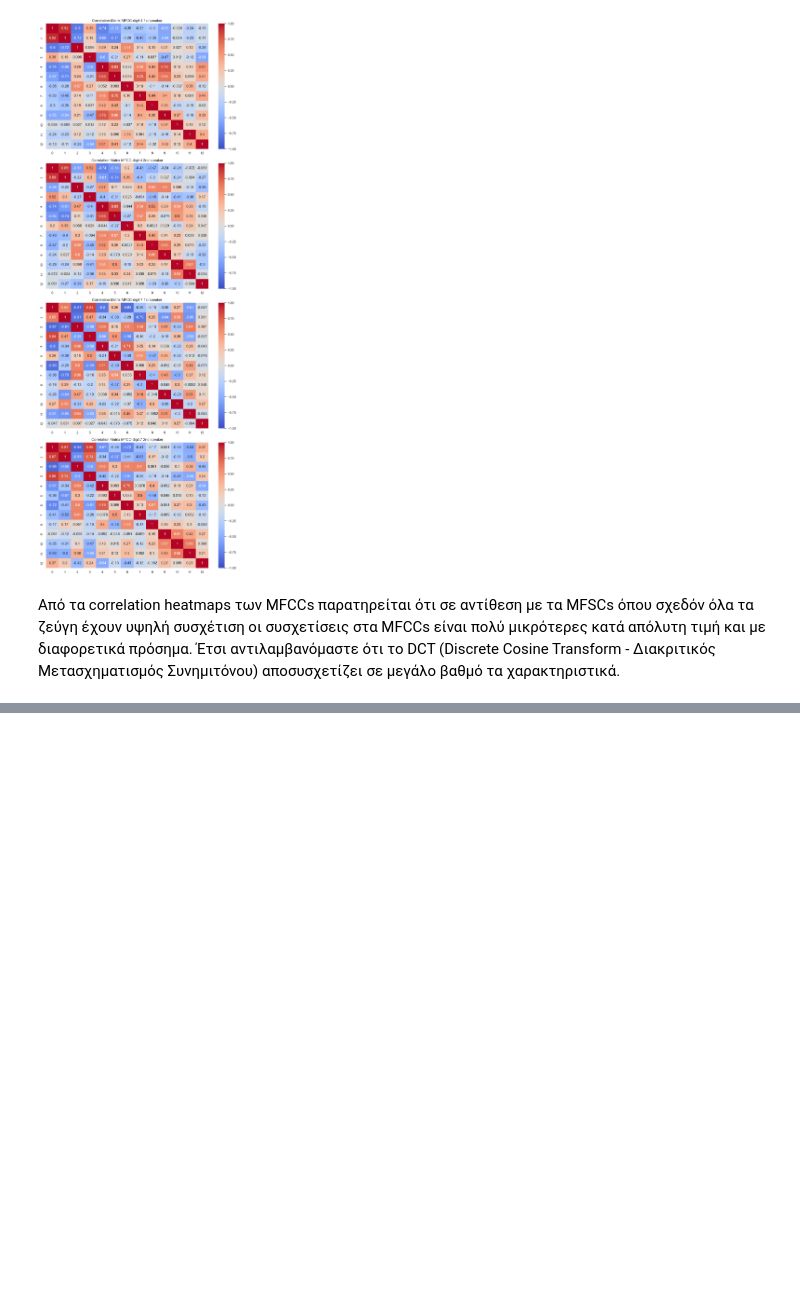
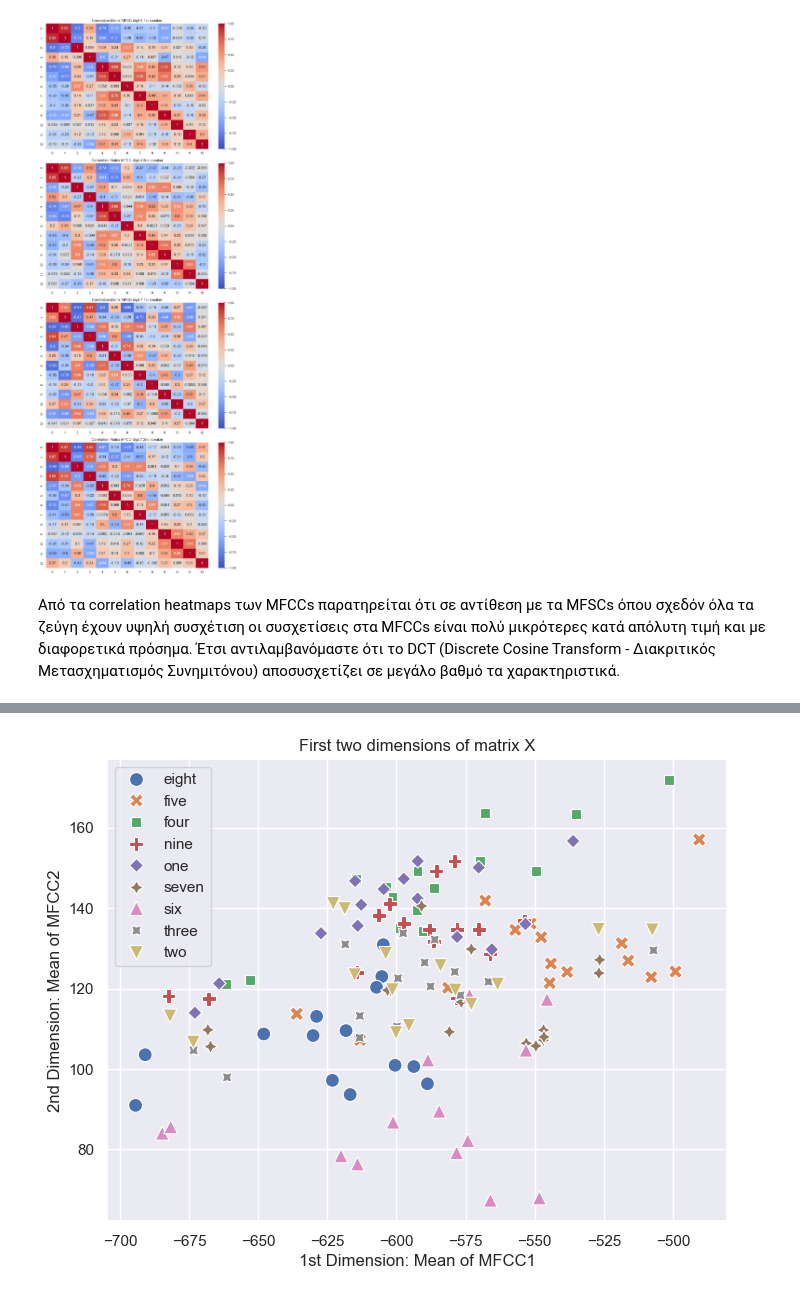
Before and after one commit to AngelosPapageorgiou/PatRecoLab1, a Jupyter notebook: PatReco_lab1.ipynb, the cells around one changed output, grey strips where cells are left out. Cells and saved outputs as stored; diff of their text form; code cells hidden in the pictures; blank space fills up the shorter version.

```diff
--- a/PatReco_lab1.ipynb
+++ b/PatReco_lab1.ipynb
@@ -261,3 +261,8 @@ plt.show()
 [figure]
 # %% [markdown]
 Από τα correlation heatmaps των MFCCs παρατηρείται ότι σε αντίθεση με τα MFSCs όπου σχεδόν όλα τα ζεύγη έχουν υψηλή συσχέτιση οι συσχετίσεις στα MFCCs είναι πολύ μικρότερες κατά απόλυτη τιμή και με διαφορετικά πρόσημα. Έτσι αντιλαμβανόμαστε ότι το DCT (Discrete Cosine Transform - Διακριτικός Μετασχηματισμός Συνημιτόνου) αποσυσχετίζει σε μεγάλο βαθμό τα χαρακτηριστικά.
+# %%
+# Question 5
+vector=[]
+for i in range(len(frames)):
+    vector.append(np.hstack([frames[i], d1[i], d2[i]]))
@@ -263,0 +271,7 @@ plt.show()
+# %%
+mean=[]
+std = []
+for i in range(len(vector)):
+    mean.append(np.mean(vector[i], axis=0))
+    std.append(np.std(vector[i], axis = 0))
+X = np.hstack([mean,std])
@@ -263,0 +288,13 @@ plt.show()
+# %%
+order = list(np.unique(digits))
+dim1 = X[:,0]
+dim2 = X[:,1]
+
+plt.figure(figsize=(8, 6))
+sns.scatterplot(x=dim1,y=dim2,s=100, hue=digits, style = digits)
+plt.xlabel('1st Dimension: Mean of MFCC1')
+plt.ylabel('2nd Dimension: Mean of MFCC2')
+plt.title('First two dimensions of matrix X')
+plt.show()
+# %% [output]
+[figure, added]
```
Also changed, not shown: parts of 5 cells of this notebook.
